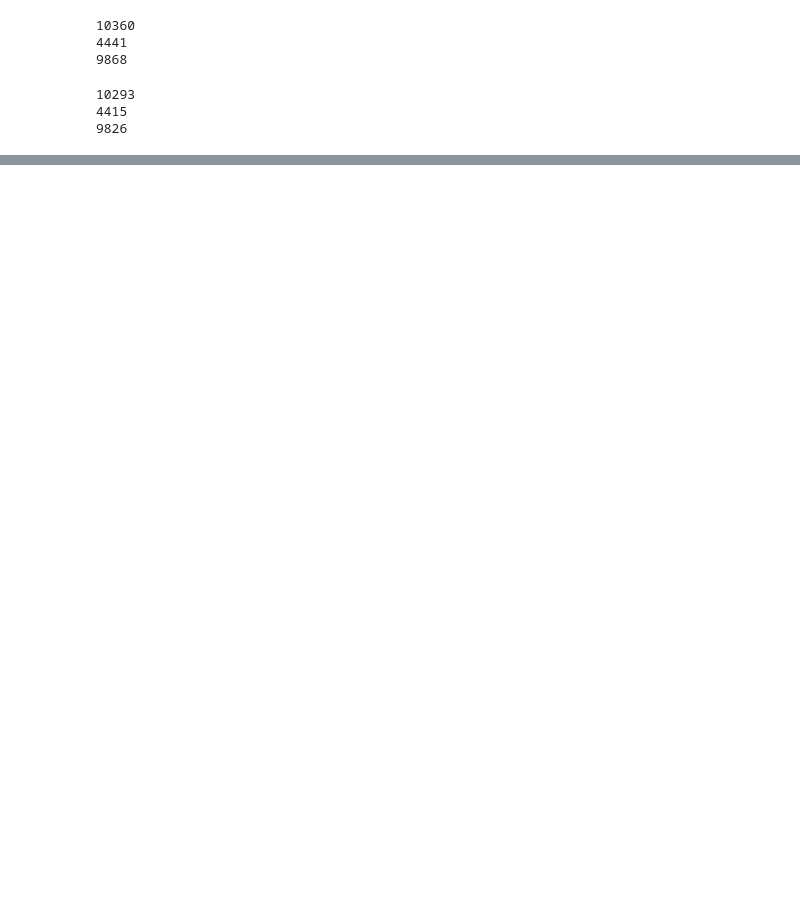
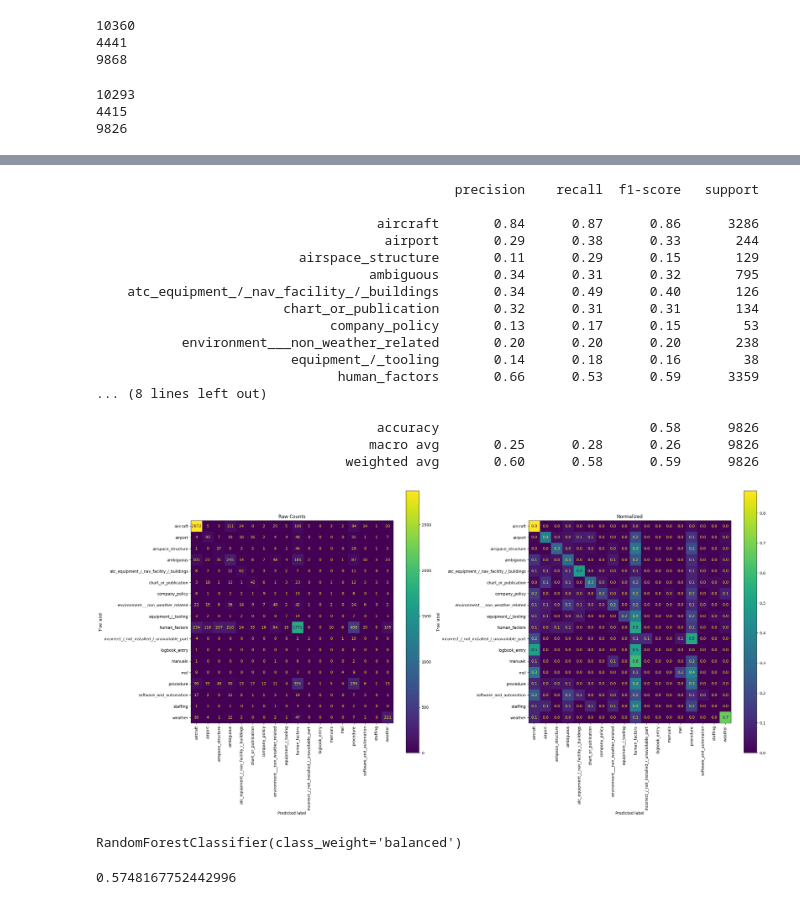
Before and after one commit to sookiemonster/asrs-problem-factor-analysis, a Jupyter notebook: analysis/event_nb_classification.ipynb, the cells around one changed output, grey strips where cells are left out. Saved outputs shown, nothing was run; the diff lists cells and outputs as text; code cells hidden in the pictures; blank space fills up the shorter version.

```diff
--- a/analysis/event_nb_classification.ipynb
+++ b/analysis/event_nb_classification.ipynb
@@ -130,0 +194,12 @@ print(classification_report(testY, rfc.predict(testX)))
+# %%
+rfc_bal = RandomForestClassifier(class_weight="balanced")
+ros = RandomOverSampler()
+rus = RandomUnderSampler() # Using this form of undersampling only leaves 2 entries per class
+smt = SMOTE(k_neighbors=1) # logbook_entries has only 2 samples
+# %%
+oversampled_trainX, oversampled_trainY = ros.fit_resample(trainX, trainY)
+undersampled_trainX, undersampled_trainY = rus.fit_resample(trainX, trainY)
+smote_trainX, smote_trainY = smt.fit_resample(trainX, trainY)
+
+#print("Oversampled:", oversampled_trainY.value_counts())
+#print("Undersampled:", undersampled_trainY.value_counts())
@@ -130,0 +214,22 @@ print(classification_report(testY, rfc.predict(testX)))
+# %%
+predY_bal = rfc_bal.predict(testX)
+visualize_eval(testY, predY_bal, "Balanced RFC")
+# %% [output]
+                                              precision    recall  f1-score   support
+
+                                    aircraft       0.84      0.87      0.86      3286
+                                     airport       0.29      0.38      0.33       244
+                          airspace_structure       0.11      0.29      0.15       129
+                                   ambiguous       0.34      0.31      0.32       795
+    atc_equipment_/_nav_facility_/_buildings       0.34      0.49      0.40       126
+                        chart_or_publication       0.32      0.31      0.31       134
+                              company_policy       0.13      0.17      0.15        53
+           environment___non_weather_related       0.20      0.20      0.20       238
+                         equipment_/_tooling       0.14      0.18      0.16        38
+                               human_factors       0.66      0.53      0.59      3359
+... (8 lines left out)
+
+                                    accuracy                           0.58      9826
+                                   macro avg       0.25      0.28      0.26      9826
+                                weighted avg       0.60      0.58      0.59      9826
+[figure, added]
@@ -130,0 +258,8 @@ print(classification_report(testY, rfc.predict(testX)))
+# %%
+rfc_bal_noLB.fit(smote_trainXnoLB, smote_trainYnoLB)
+# %% [output]
+RandomForestClassifier(class_weight='balanced')
+# %%
+rfc_bal_noLB.score(testX_noLB, testY_noLB)
+# %% [output]
+0.5748167752442996
```
Also changed, not shown: parts of 20 cells of this notebook.
